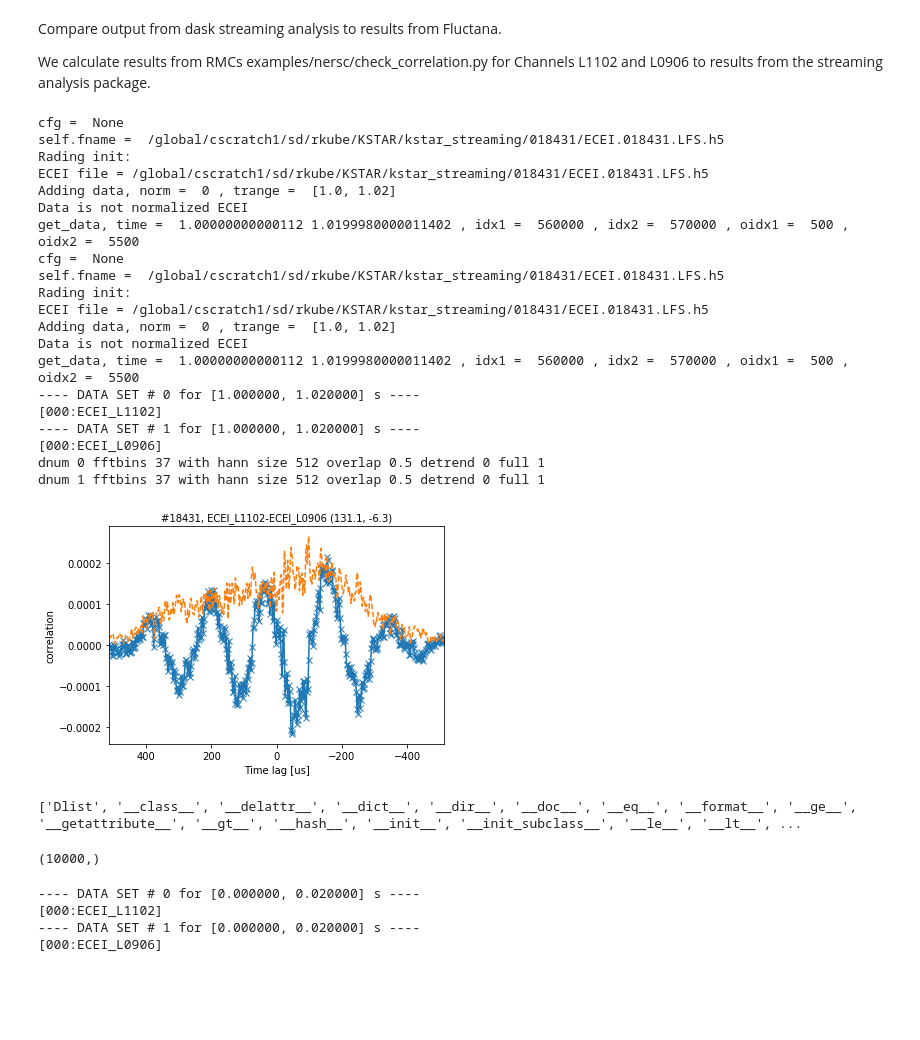
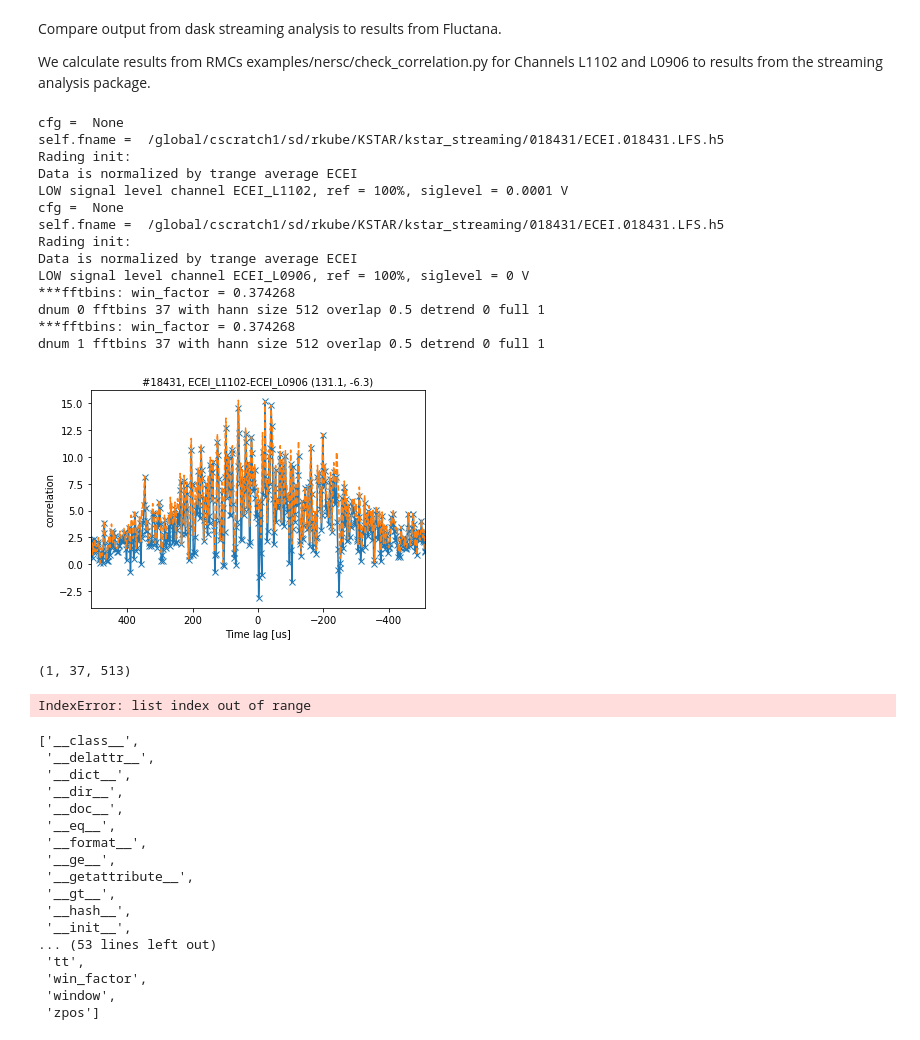
Before and after one commit to rkube/delta, a Jupyter notebook: tests_analysis/compare_correlation_dask_fluctana.ipynb, the cells around one changed output. Drawn from its saved outputs; the diff is of its cells as text; code cells hidden in the pictures; blank space fills up the shorter version.

```diff
--- a/tests_analysis/compare_correlation_dask_fluctana.ipynb
+++ b/tests_analysis/compare_correlation_dask_fluctana.ipynb
@@ -17,65 +18,71 @@ def test_rmc():
     import sys
     sys.path.append("/global/homes/r/rkube/repos/fluctana_rmc")
     from fluctana import FluctAna, KstarEcei
 
     shot = 18431
-    trange = [1.0, 1.02]
+    trange = [-0.12, -0.10]
     clist = [['ECEI_L1102'], ['ECEI_L0906']]
 
     # call fluctana
     A = FluctAna()
 
     # add data
-    A.add_data(KstarEcei(shot=shot, clist=clist[0], data_path='/global/cscratch1/sd/rkube/KSTAR/kstar_streaming/'), trange=trange, norm=0)
-    A.add_data(KstarEcei(shot=shot, clist=clist[1], data_path='/global/cscratch1/sd/rkube/KSTAR/kstar_streaming/'), trange=trange, norm=0)
-
-    # list data
-    A.list_data()
+    A.add_data(KstarEcei(shot=shot, clist=clist[0], data_path='/global/cscratch1/sd/rkube/KSTAR/kstar_streaming/'), trange=trange, norm=1)
+    A.add_data(KstarEcei(shot=shot, clist=clist[1], data_path='/global/cscratch1/sd/rkube/KSTAR/kstar_streaming/'), trange=trange, norm=1)
 
     # do fft; full = 1
-    A.fftbins(nfft=512,window='hann',overlap=0.5,detrend=0,full=1)
+    A.fftbins(nfft=512, window='hann', overlap=0.5, detrend=0, full=1)
 
     # calculate correlation using data sets done and dtwo. results are saved in A.Dlist[dtwo].val
     A.correlation(done=0, dtwo=1)
 
     # plot the results; dnum = data set number, cnl = channel number list to plot
     A.mplot(dnum=1,cnl=range(len(A.Dlist[1].clist)),type='val')
 
-    print(dir(A))
-
     return(A)
-res = test_rmc()
+A = test_rmc()
 # %% [output]
 cfg =  None
 self.fname =  /global/cscratch1/sd/rkube/KSTAR/kstar_streaming/018431/ECEI.018431.LFS.h5
 Rading init:
-ECEI file = /global/cscratch1/sd/rkube/KSTAR/kstar_streaming/018431/ECEI.018431.LFS.h5
-Adding data, norm =  0 , trange =  [1.0, 1.02]
-Data is not normalized ECEI
-get_data, time =  1.00000000000112 1.0199980000011402 , idx1 =  560000 , idx2 =  570000 , oidx1 =  500 , oidx2 =  5500
+Data is normalized by trange average ECEI
+LOW signal level channel ECEI_L1102, ref = 100%, siglevel = 0.0001 V
 cfg =  None
 self.fname =  /global/cscratch1/sd/rkube/KSTAR/kstar_streaming/018431/ECEI.018431.LFS.h5
 Rading init:
-ECEI file = /global/cscratch1/sd/rkube/KSTAR/kstar_streaming/018431/ECEI.018431.LFS.h5
-Adding data, norm =  0 , trange =  [1.0, 1.02]
-Data is not normalized ECEI
-get_data, time =  1.00000000000112 1.0199980000011402 , idx1 =  560000 , idx2 =  570000 , oidx1 =  500 , oidx2 =  5500
----- DATA SET # 0 for [1.000000, 1.020000] s ----
-[000:ECEI_L1102]
----- DATA SET # 1 for [1.000000, 1.020000] s ----
-[000:ECEI_L0906]
+Data is normalized by trange average ECEI
+LOW signal level channel ECEI_L0906, ref = 100%, siglevel = 0 V
+***fftbins: win_factor = 0.374268
 dnum 0 fftbins 37 with hann size 512 overlap 0.5 detrend 0 full 1
+***fftbins: win_factor = 0.374268
 dnum 1 fftbins 37 with hann size 512 overlap 0.5 detrend 0 full 1
-[figure, old version]
+[figure, new version]
-['Dlist', '__class__', '__delattr__', '__dict__', '__dir__', '__doc__', '__eq__', '__format__', '__ge__', '__getattribute__', '__gt__', '__hash__', '__init__', '__init_subclass__', '__le__', '__lt__', ...
 # %%
-res.Dlist[0].data[0].shape
+A.Dlist[0].spdata.shape
 # %% [output]
-(10000,)
+(1, 37, 513)
-# %%
-res.list_data()
-# %% [output]
----- DATA SET # 0 for [0.000000, 0.020000] s ----
-[000:ECEI_L1102]
----- DATA SET # 1 for [0.000000, 0.020000] s ----
-[000:ECEI_L0906]
+# %%
+plt.plot(np.abs(A.Dlist[2].spdata[0,:,:].mean(axis=0)))
+plt.plot(np.fft.fftshift(np.abs(fft_data[81, :, :].mean(axis=1))))
+# %% [output]
+IndexError: list index out of range
+# %%
+dir(A.Dlist[0])
+# %% [output]
+['__class__',
+ '__delattr__',
+ '__dict__',
+ '__dir__',
+ '__doc__',
+ '__eq__',
+ '__format__',
+ '__ge__',
+ '__getattribute__',
+ '__gt__',
+ '__hash__',
+ '__init__',
+... (53 lines left out)
+ 'tt',
+ 'win_factor',
+ 'window',
+ 'zpos']
```
Also changed, not shown: parts of 12 cells of this notebook, 6 other files.
